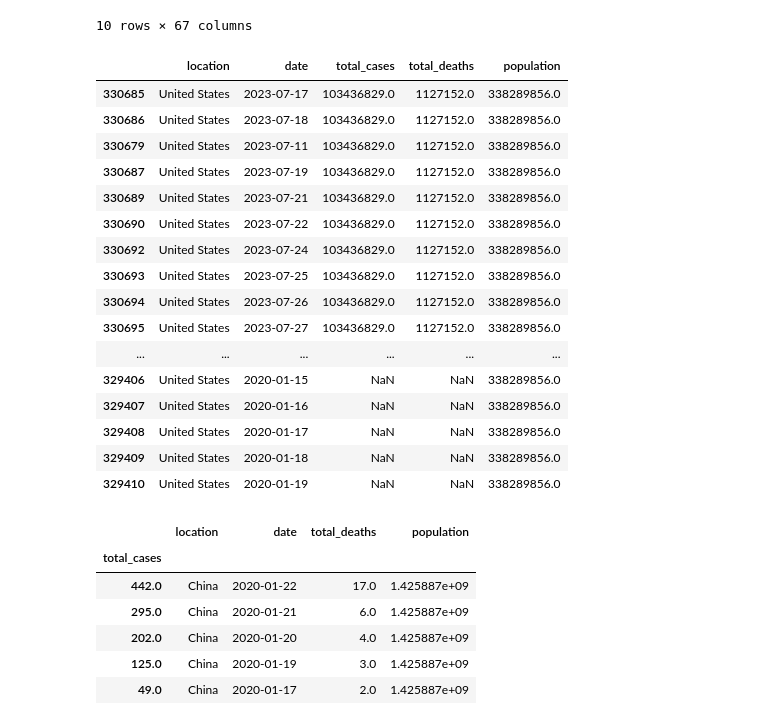
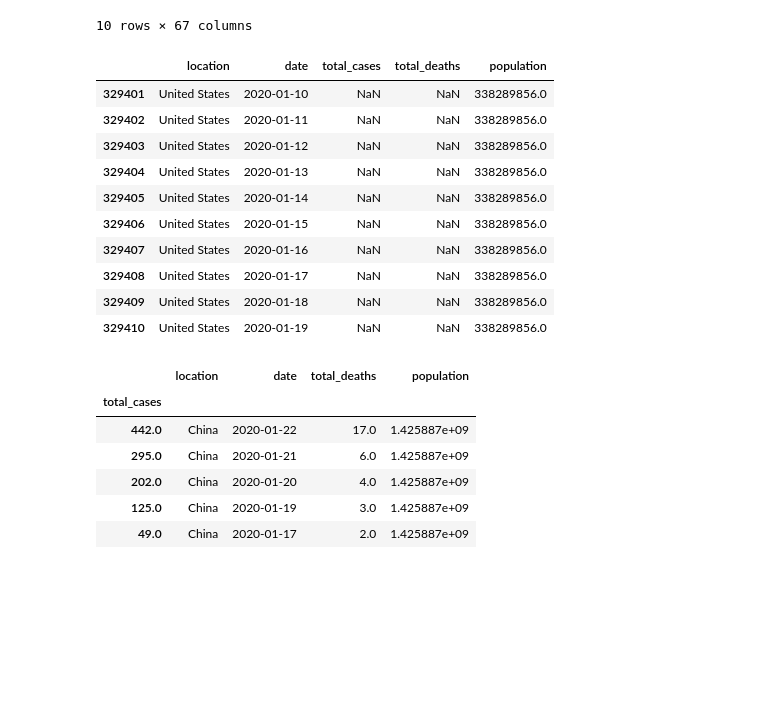
Before and after one commit to datla-ria/Project-1, a Jupyter notebook: project-1.ipynb, the cells around one changed output. Cells and saved outputs as stored; diff of their text form; code cells hidden in the pictures; blank space fills up the shorter version.

```diff
--- a/project-1.ipynb
+++ b/project-1.ipynb
@@ -90,23 +92,17 @@ covid_data_china.head(10)
 | 60951 | CHN | Asia | China | 2020-01-12 | 45.0 | 41.0 | 6.286 | 1.0 | ... |
 10 rows × 67 columns
 # %%
-
+# clean US dataframe
 covid_data_us = covid_data_us[["location","date", "total_cases", "total_deaths", "population"]]
 covid_data_us = covid_data_us.sort_values(by ='total_cases')
-covid_data_us.tail(50)
+covid_data_us.tail(10)
 # %% [output]
 |  | location | date | total_cases | total_deaths | population |
-| 330685 | United States | 2023-07-17 | 103436829.0 | 1127152.0 | 338289856.0 |
-| 330686 | United States | 2023-07-18 | 103436829.0 | 1127152.0 | 338289856.0 |
-| 330679 | United States | 2023-07-11 | 103436829.0 | 1127152.0 | 338289856.0 |
-| 330687 | United States | 2023-07-19 | 103436829.0 | 1127152.0 | 338289856.0 |
-| 330689 | United States | 2023-07-21 | 103436829.0 | 1127152.0 | 338289856.0 |
-| 330690 | United States | 2023-07-22 | 103436829.0 | 1127152.0 | 338289856.0 |
-| 330692 | United States | 2023-07-24 | 103436829.0 | 1127152.0 | 338289856.0 |
-| 330693 | United States | 2023-07-25 | 103436829.0 | 1127152.0 | 338289856.0 |
-| 330694 | United States | 2023-07-26 | 103436829.0 | 1127152.0 | 338289856.0 |
-| 330695 | United States | 2023-07-27 | 103436829.0 | 1127152.0 | 338289856.0 |
-| ... | ... | ... | ... | ... | ... |
+| 329401 | United States | 2020-01-10 | NaN | NaN | 338289856.0 |
+| 329402 | United States | 2020-01-11 | NaN | NaN | 338289856.0 |
+| 329403 | United States | 2020-01-12 | NaN | NaN | 338289856.0 |
+| 329404 | United States | 2020-01-13 | NaN | NaN | 338289856.0 |
+| 329405 | United States | 2020-01-14 | NaN | NaN | 338289856.0 |
 | 329406 | United States | 2020-01-15 | NaN | NaN | 338289856.0 |
 | 329407 | United States | 2020-01-16 | NaN | NaN | 338289856.0 |
 | 329408 | United States | 2020-01-17 | NaN | NaN | 338289856.0 |
```
Also changed, not shown: parts of 16 cells of this notebook.
